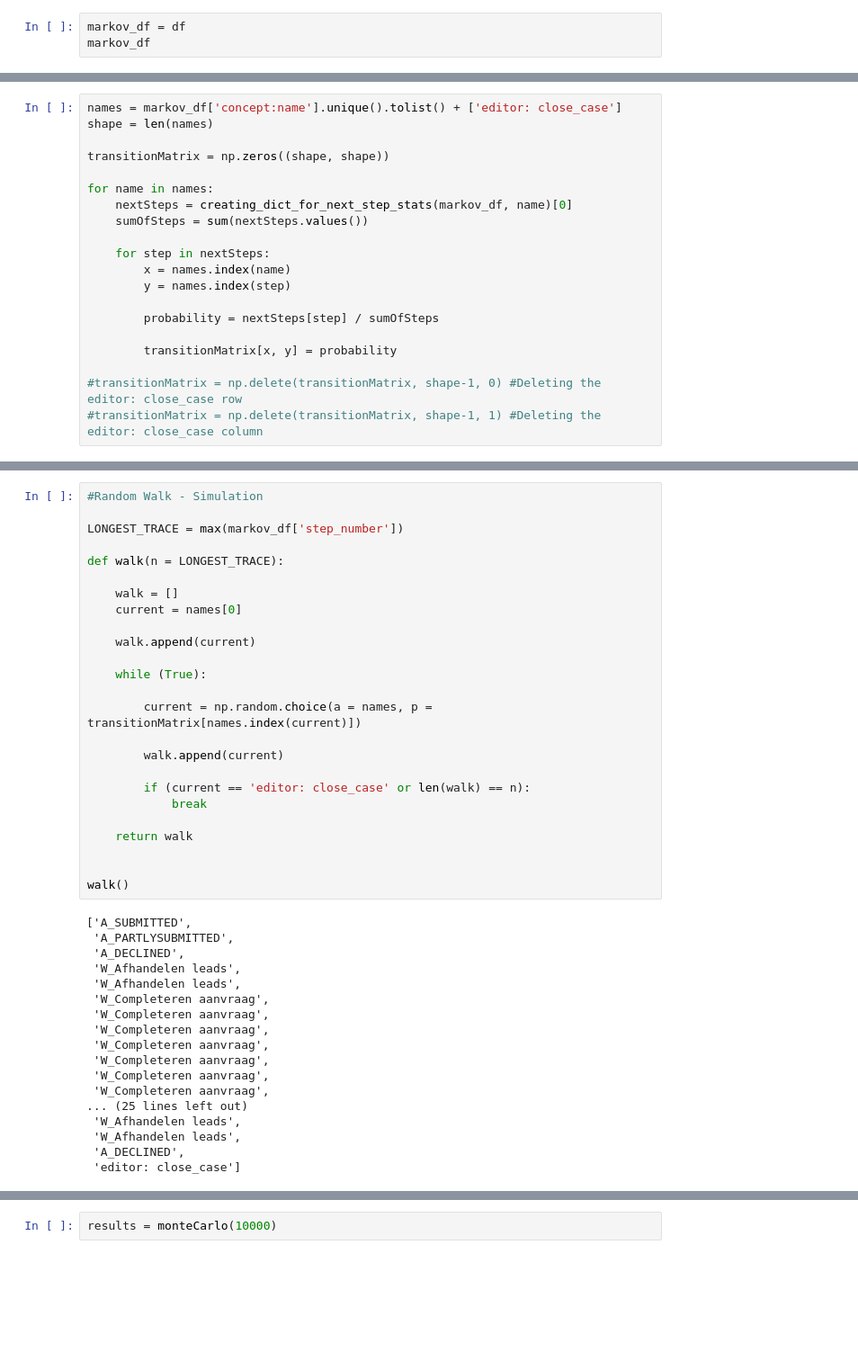
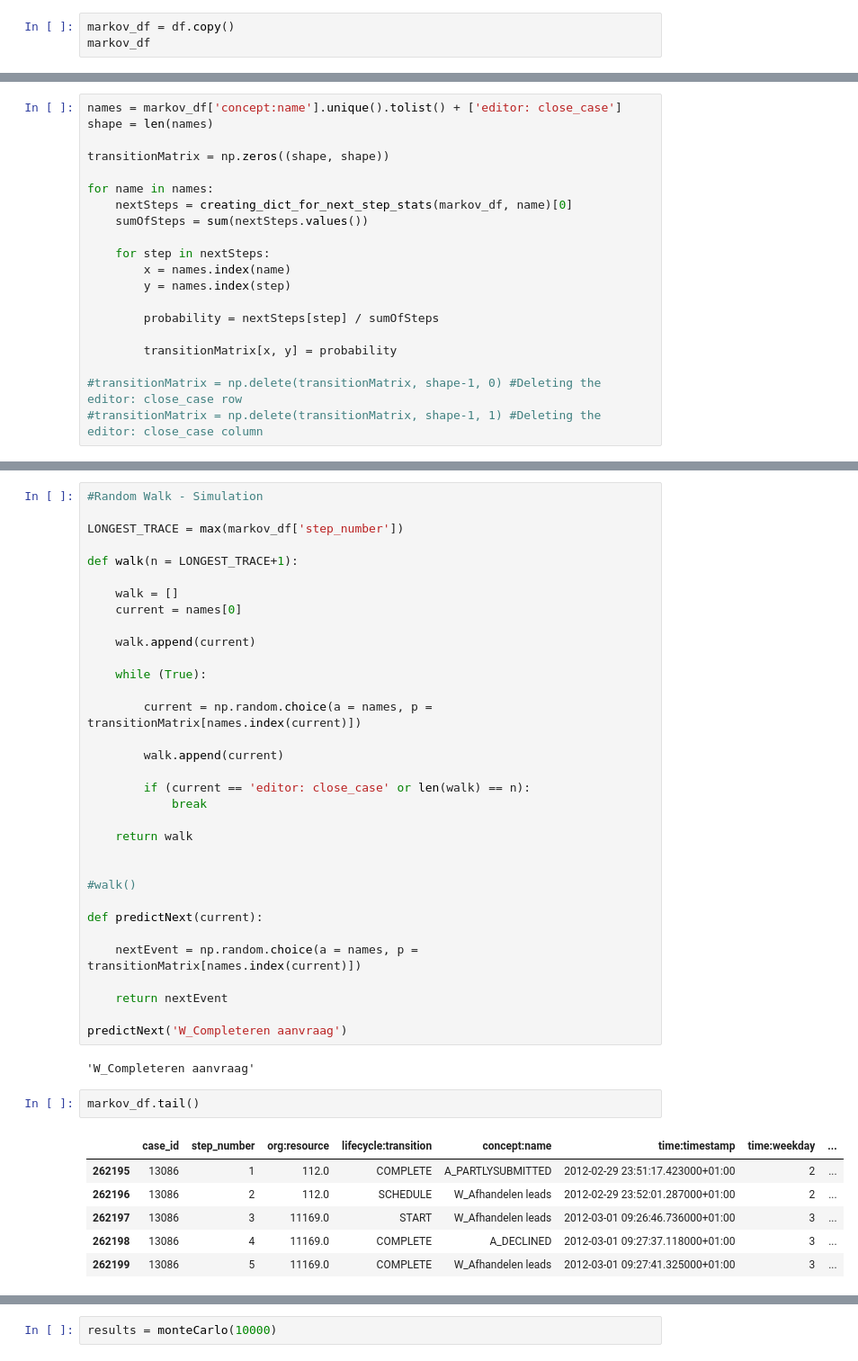
Before and after one commit to erenaydoslu/process-minning, a Jupyter notebook: Markov.ipynb, the cells around one changed output, grey strips where cells are left out. Shown at 90% size. Drawn from its saved outputs; the diff is of its cells as text; blank space fills up the shorter version.

```diff
--- a/Markov.ipynb
+++ b/Markov.ipynb
@@ -38,7 +35,7 @@ def load_data_xes(data):
 
 df, df_attr = load_data(BPI = 'Datasets/BPI_2012.csv', BPI_attr = 'Datasets/BPI_attr_2012.csv', data2012 = True)
 # %%
-markov_df = df
+markov_df = df.copy()
 markov_df
 # %% [output]
 |  | case_id | step_number | org:resource | lifecycle:transition | concept:name | time:timestamp | time:weekday | ... |
@@ -220,7 +209,7 @@ for row in transitionMatrix:
 
 LONGEST_TRACE = max(markov_df['step_number'])
 
-def walk(n = LONGEST_TRACE):
+def walk(n = LONGEST_TRACE+1):
 
     walk = []
     current = names[0]
@@ -239,22 +228,23 @@ def walk(n = LONGEST_TRACE):
     return walk
 
 
-walk()
+#walk()
+
+def predictNext(current):
+
+    nextEvent = np.random.choice(a = names, p = transitionMatrix[names.index(current)])
+
+    return nextEvent
+
+predictNext('W_Completeren aanvraag')
 # %% [output]
-['A_SUBMITTED',
- 'A_PARTLYSUBMITTED',
- 'A_DECLINED',
- 'W_Afhandelen leads',
- 'W_Afhandelen leads',
- 'W_Completeren aanvraag',
- 'W_Completeren aanvraag',
- 'W_Completeren aanvraag',
- 'W_Completeren aanvraag',
- 'W_Completeren aanvraag',
- 'W_Completeren aanvraag',
- 'W_Completeren aanvraag',
-... (25 lines left out)
- 'W_Afhandelen leads',
- 'W_Afhandelen leads',
- 'A_DECLINED',
- 'editor: close_case']
+'W_Completeren aanvraag'
+# %%
+markov_df.tail()
+# %% [output]
+|  | case_id | step_number | org:resource | lifecycle:transition | concept:name | time:timestamp | time:weekday | ... |
+| 262195 | 13086 | 1 | 112.0 | COMPLETE | A_PARTLYSUBMITTED | 2012-02-29 23:51:17.423000+01:00 | 2 | ... |
+| 262196 | 13086 | 2 | 112.0 | SCHEDULE | W_Afhandelen leads | 2012-02-29 23:52:01.287000+01:00 | 2 | ... |
+| 262197 | 13086 | 3 | 11169.0 | START | W_Afhandelen leads | 2012-03-01 09:26:46.736000+01:00 | 3 | ... |
+| 262198 | 13086 | 4 | 11169.0 | COMPLETE | A_DECLINED | 2012-03-01 09:27:37.118000+01:00 | 3 | ... |
+| 262199 | 13086 | 5 | 11169.0 | COMPLETE | W_Afhandelen leads | 2012-03-01 09:27:41.325000+01:00 | 3 | ... |
```
Also changed, not shown: parts of 15 cells of this notebook.
